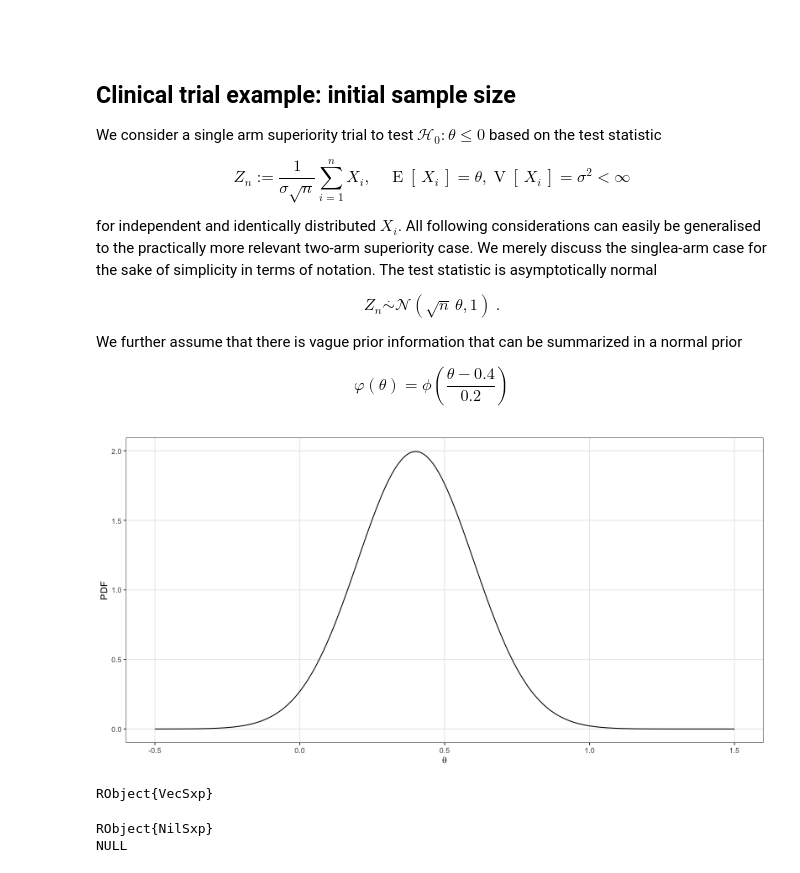
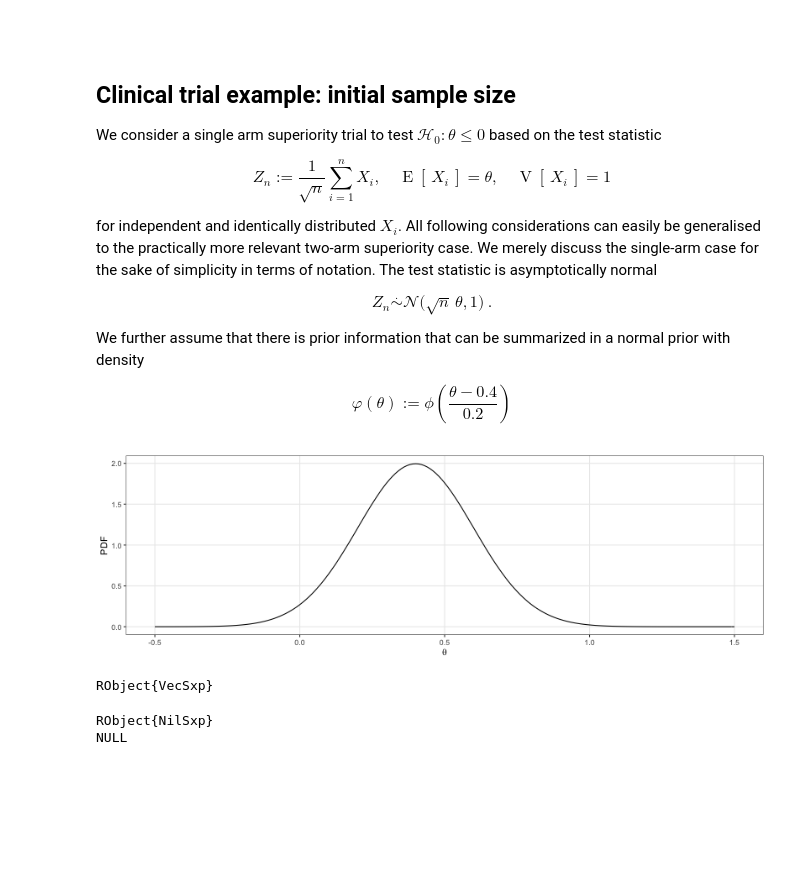
Before and after one commit to kkmann/unblinded-sample-size-adaptation, a Jupyter notebook: notebooks/conditional-power-and-friends.ipynb, the cells around one changed output. Saved outputs shown, nothing was run; the diff lists cells and outputs as text; code cells hidden in the pictures; blank space fills up the shorter version.

```diff
--- a/notebooks/conditional-power-and-friends.ipynb
+++ b/notebooks/conditional-power-and-friends.ipynb
@@ -68,46 +76,47 @@ $$
 We consider a single arm superiority trial to test $\mathcal{H}_0:\theta\leq 0$ based on the test statistic
 
 $$
-Z_n := \frac{1}{\sigma\sqrt{n}}\sum_{i=1}^n X_i, \quad \operatorname{E}[\,X_i\,] = \theta, \operatorname{V}[\,X_i\,] = \sigma^2<\infty
+Z_n := \frac{1}{\sqrt{n}}\sum_{i=1}^n X_i, \quad \operatorname{E}[\,X_i\,] = \theta,\quad \operatorname{V}[\,X_i\,] = 1
 $$
 
 for independent and identically distributed $X_i$.
 All following considerations can easily be generalised to the practically more relevant two-arm superiority case.
-We merely discuss the singlea-arm case for the sake of simplicity in terms of notation.
+We merely discuss the single-arm case for the sake of simplicity in terms of notation.
 The test statistic is asymptotically normal
 
 $$
-Z_n\stackrel{\cdot}{\sim}\mathcal{N}(\sqrt{n}\,\theta, 1) \ .
+Z_n\stackrel{\cdot}{\sim}\mathcal{N}\big(\sqrt{n}\,\theta, 1\big) \ .
 $$
 
-We further assume that there is vague prior information that can be summarized in a normal prior
+We further assume that there is prior information that can be summarized in a normal prior with density
 
 $$
-\varphi(\theta) = \phi\left(\frac{\theta - 0.4}{0.2}\right)
+\varphi(\theta) := \phi\left(\frac{\theta - 0.4}{0.2}\right)
 $$
 # %%
 φ(θ) = pdf(Normal(0.4, 0.2), θ)
    θ = collect(-0.5:0.01:1.5)
 
 tbl_priors = DataFrame(
      theta = θ,
     normal = φ.(θ)
 )
 
 @rput tbl_priors
 R"tbl_priors <- pivot_longer(tbl_priors, -theta, names_to = 'prior')"
 tbl_priors = @rget tbl_priors
 
+RCall.rcall_p(:options, rcalljl_options=Dict(:width => 800, :height => 250))
 R"ggplot($tbl_priors) +
     aes(theta, value) +
     geom_line() +
     theme_bw() +
     labs(x = expression(theta), y = 'PDF') +
     theme(
         legend.position = 'top',
         panel.grid.minor = element_blank()
     )"
 # %% [output]
-[figure, old version]
+[figure, new version]
 RObject{VecSxp}
 # %%
```
Also changed, not shown: parts of 47 cells of this notebook, 1 other file.
